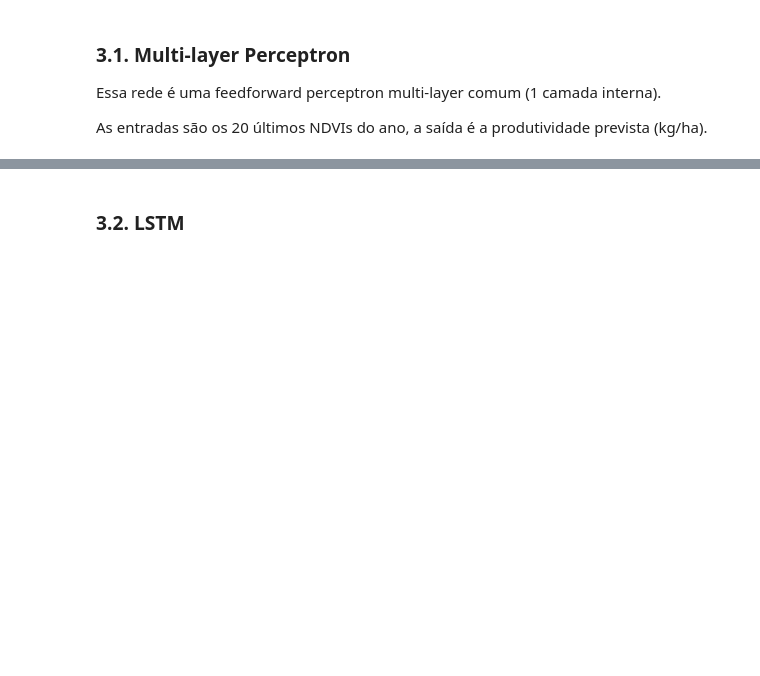
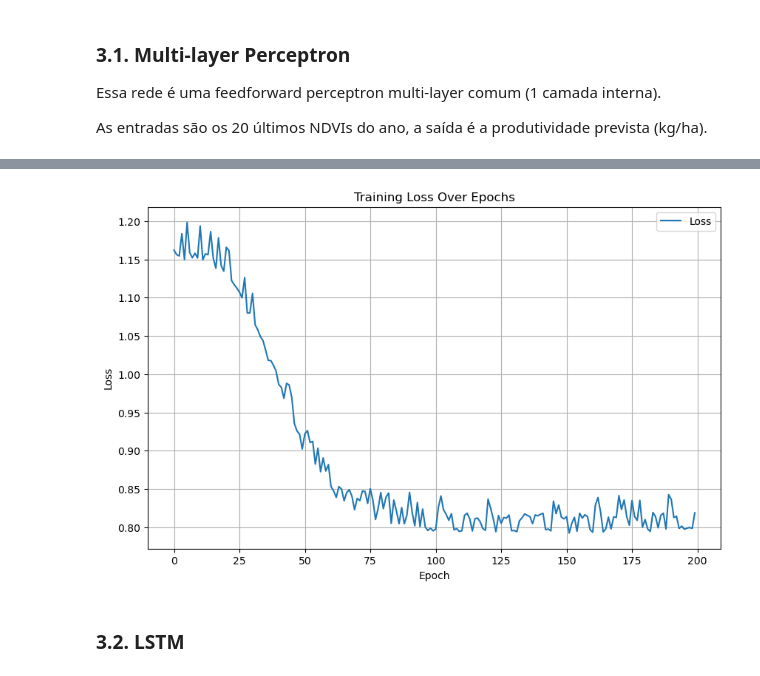
Before and after one commit to luisfuturist/ec-ingredion-2, a Jupyter notebook: src/2. Prediction.ipynb, the cells around one changed output, grey strips where cells are left out. Cells and saved outputs as stored; diff of their text form; code cells hidden in the pictures; blank space fills up the shorter version.

```diff
--- a/src/2. Prediction.ipynb
+++ b/src/2. Prediction.ipynb
@@ -17,12 +17,17 @@ device(type='cuda')
 NDVI_PATH = "../data/PROCESSED/ndvi.csv"
 PROD_PATH = "../data/PROCESSED/manhuacu.csv"
 # %%
+# MLP Hyperparameters
+MLP_BATCH_SIZE = 8
+MLP_WINDOW_SIZE = 10
+
 # LSTM Hyperparameters
-LSTM_WINDOW_SIZE = 20
+LSTM_WINDOW_SIZE = 10
 LSTM_HIDDEN_SIZE = 64
 LSTM_NUM_LAYERS = 1
 LSTM_DROPOUT = 0.2
 LSTM_EPOCHS = 200
+LSTM_BATCH_SIZE = 64
 
 # Computation
 LSTM_DROPOUT = LSTM_DROPOUT if LSTM_NUM_LAYERS > 1 else 0
@@ -239,0 +242,9 @@ PROD_norm["Year_norm"] = NDVI_norm["Year"] / 2012
+# %%
+# Normalizar produtividade
+PROD["Year_norm"] = NDVI["Year"].copy()
+
+prod_scaler = StandardScaler().fit(PROD[["Productivity (kg/ha)", "Year"]].values)
+PROD[["Productivity_norm", "Year_norm"]] = prod_scaler.transform(
+    PROD[["Productivity (kg/ha)", "Year"]].values
+)
+PROD
@@ -337,21 +495,23 @@ for i in range(100):
 # %%
-def plot_training_loss(losses):
+def plot_loss(losses):
     """
     Plots the training loss over epochs.
 
     Args:
         losses (list): List of loss values for each epoch.
     """
     plt.figure(figsize=(10, 6))
     plt.plot(losses, label="Loss")
     plt.xlabel("Epoch")
     plt.ylabel("Loss")
     plt.title("Training Loss Over Epochs")
     plt.legend()
     plt.grid(True)
     plt.show()
 
-plot_training_loss(losses)
+plot_loss(mlp_losses)
+# %% [output]
+[figure, added]
 # %% [markdown]
 ### 3.2. LSTM
 # %%
```
Also changed, not shown: parts of 10 cells of this notebook.
